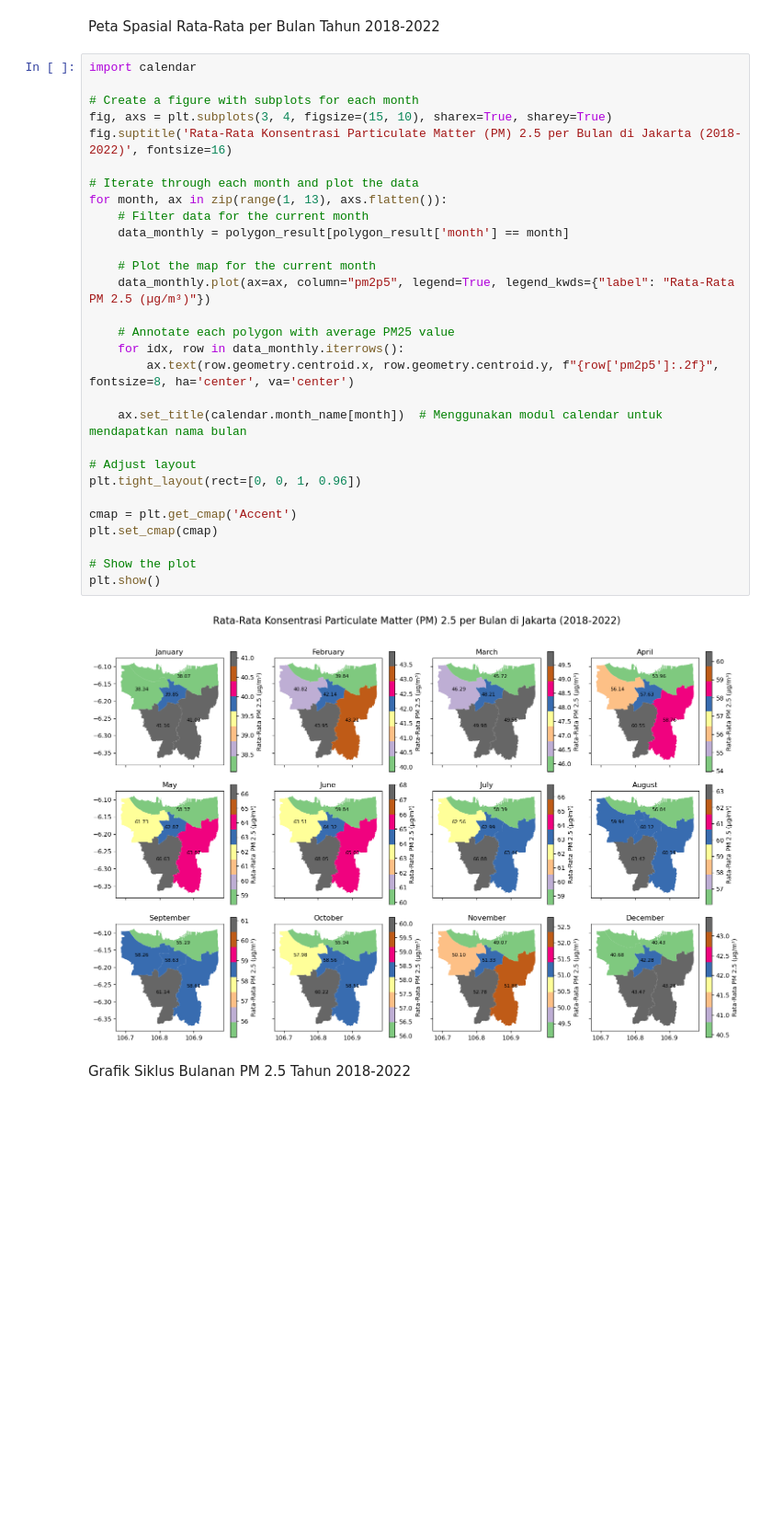
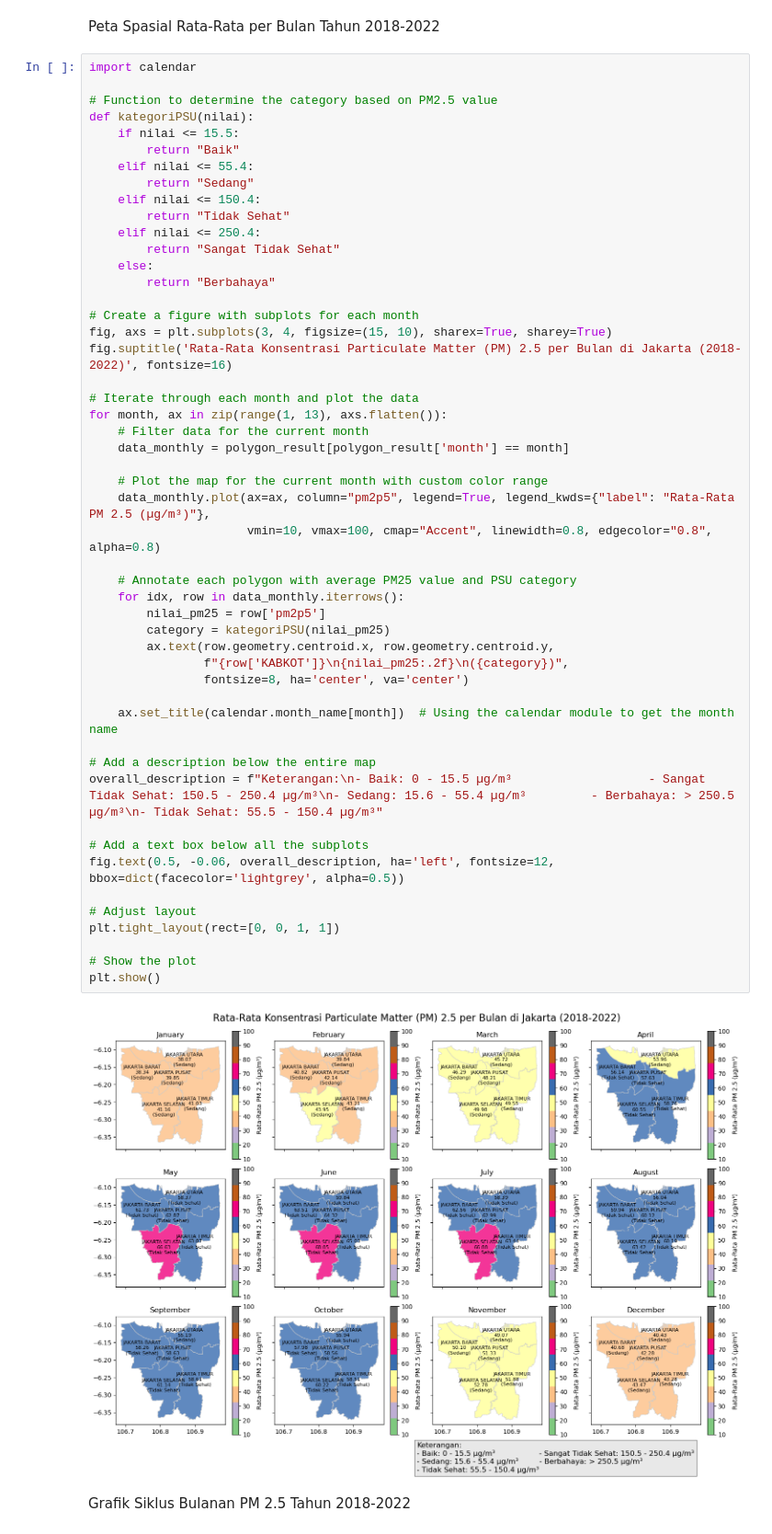
Before and after one commit to Putrizhn/script_putri, a Jupyter notebook: PM_25/result_pm25_noyear.ipynb, the cells around one changed output. Shown at 92% size. Cells and saved outputs as stored; diff of their text form; blank space fills up the shorter version.

```diff
--- a/PM_25/result_pm25_noyear.ipynb
+++ b/PM_25/result_pm25_noyear.ipynb
@@ -98,35 +98,56 @@ Index(['PROVNO', 'KABKOTNO', 'PROVINSI', 'KABKOT', 'geometry', 'index',
 Peta Spasial Rata-Rata per Bulan Tahun 2018-2022
 # %%
 import calendar
+
+# Function to determine the category based on PM2.5 value
+def kategoriPSU(nilai):
+    if nilai <= 15.5:
+        return "Baik"
+    elif nilai <= 55.4:
+        return "Sedang"
+    elif nilai <= 150.4:
+        return "Tidak Sehat"
+    elif nilai <= 250.4:
+        return "Sangat Tidak Sehat"
+    else:
+        return "Berbahaya"
 
 # Create a figure with subplots for each month
 fig, axs = plt.subplots(3, 4, figsize=(15, 10), sharex=True, sharey=True)
 fig.suptitle('Rata-Rata Konsentrasi Particulate Matter (PM) 2.5 per Bulan di Jakarta (2018-2022)', fontsize=16)
 
 # Iterate through each month and plot the data
 for month, ax in zip(range(1, 13), axs.flatten()):
     # Filter data for the current month
     data_monthly = polygon_result[polygon_result['month'] == month]
 
-    # Plot the map for the current month
-    data_monthly.plot(ax=ax, column="pm2p5", legend=True, legend_kwds={"label": "Rata-Rata PM 2.5 (µg/m³)"})
+    # Plot the map for the current month with custom color range
+    data_monthly.plot(ax=ax, column="pm2p5", legend=True, legend_kwds={"label": "Rata-Rata PM 2.5 (µg/m³)"},
+                      vmin=10, vmax=100, cmap="Accent", linewidth=0.8, edgecolor="0.8", alpha=0.8)
 
-    # Annotate each polygon with average PM25 value
+    # Annotate each polygon with average PM25 value and PSU category
     for idx, row in data_monthly.iterrows():
-        ax.text(row.geometry.centroid.x, row.geometry.centroid.y, f"{row['pm2p5']:.2f}", fontsize=8, ha='center', va='center')
+        nilai_pm25 = row['pm2p5']
+        category = kategoriPSU(nilai_pm25)
+        ax.text(row.geometry.centroid.x, row.geometry.centroid.y,
+                f"{row['KABKOT']}\n{nilai_pm25:.2f}\n({category})",
+                fontsize=8, ha='center', va='center')
 
-    ax.set_title(calendar.month_name[month])  # Menggunakan modul calendar untuk mendapatkan nama bulan
+    ax.set_title(calendar.month_name[month])  # Using the calendar module to get the month name
+
+# Add a description below the entire map
+overall_description = f"Keterangan:\n- Baik: 0 - 15.5 µg/m³                   - Sangat Tidak Sehat: 150.5 - 250.4 µg/m³\n- Sedang: 15.6 - 55.4 µg/m³         - Berbahaya: > 250.5 µg/m³\n- Tidak Sehat: 55.5 - 150.4 µg/m³"
+
+# Add a text box below all the subplots
+fig.text(0.5, -0.06, overall_description, ha='left', fontsize=12, bbox=dict(facecolor='lightgrey', alpha=0.5))
 
 # Adjust layout
-plt.tight_layout(rect=[0, 0, 1, 0.96])
-
-cmap = plt.get_cmap('Accent')
-plt.set_cmap(cmap)
+plt.tight_layout(rect=[0, 0, 1, 1])
 
 # Show the plot
 plt.show()
 # %% [output]
-[figure, old version]
+[figure, new version]
 # %% [markdown]
 Grafik Siklus Bulanan PM 2.5 Tahun 2018-2022
 # %%
```
Also changed, not shown: parts of 6 cells of this notebook, 1 other file.
